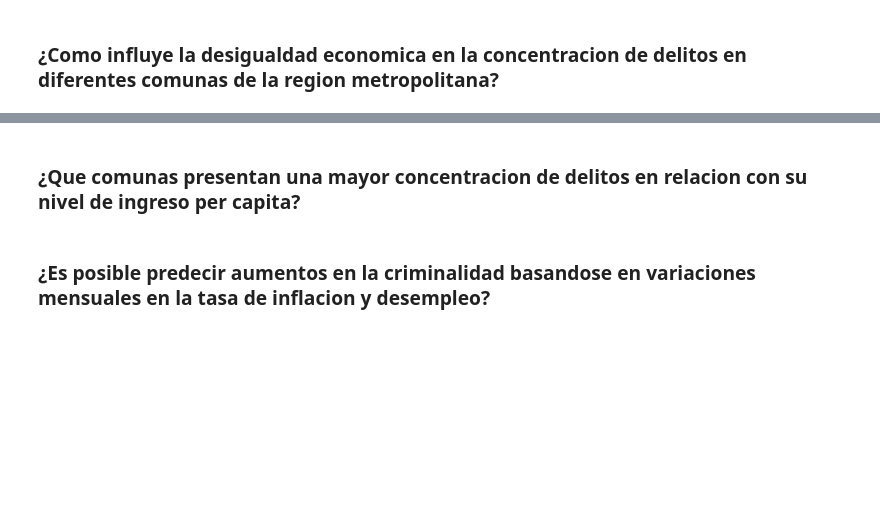
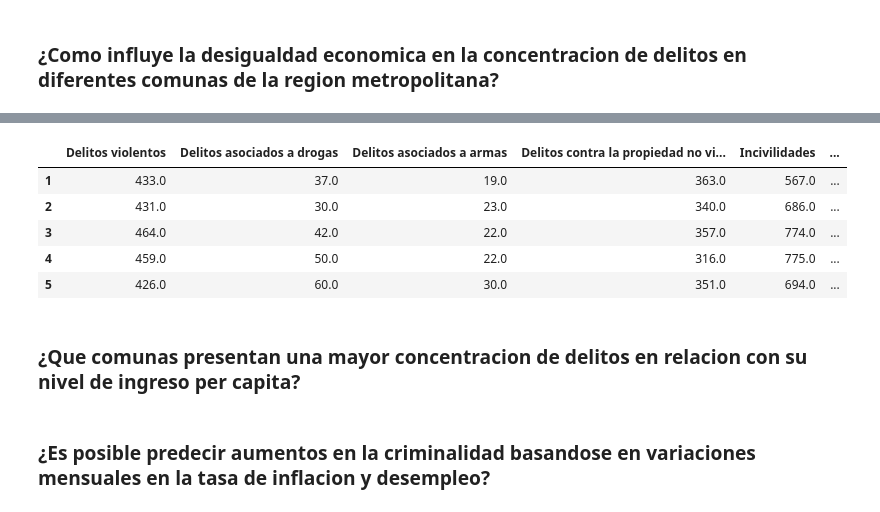
Before and after one commit to josegdotcom/imt2200-actividad-2024, a Jupyter notebook: Proyecto IMT2200 - Analisis de Datos.ipynb, the cells around one changed output, grey strips where cells are left out. Drawn from its saved outputs; the diff is of its cells as text; code cells hidden in the pictures; blank space fills up the shorter version.

```diff
--- a/Proyecto IMT2200 - Analisis de Datos.ipynb
+++ b/Proyecto IMT2200 - Analisis de Datos.ipynb
@@ -357,2 +395,11 @@ En esta sección del Jupyter Notebook, nos enfocaremos en responder las pregunta
+# %%
+df_del_regional.head()
+# %% [output]
+|  | Delitos violentos | Delitos asociados a drogas | Delitos asociados a armas | Delitos contra la propiedad no vi... | Incivilidades | ... |
+| 1 | 433.0 | 37.0 | 19.0 | 363.0 | 567.0 | ... |
+| 2 | 431.0 | 30.0 | 23.0 | 340.0 | 686.0 | ... |
+| 3 | 464.0 | 42.0 | 22.0 | 357.0 | 774.0 | ... |
+| 4 | 459.0 | 50.0 | 22.0 | 316.0 | 775.0 | ... |
+| 5 | 426.0 | 60.0 | 30.0 | 351.0 | 694.0 | ... |
 # %% [markdown]
 ### ¿Que comunas presentan una mayor concentracion de delitos en relacion con su nivel de ingreso per capita?
```
Also changed, not shown: parts of 7 cells of this notebook, 8 other files.
